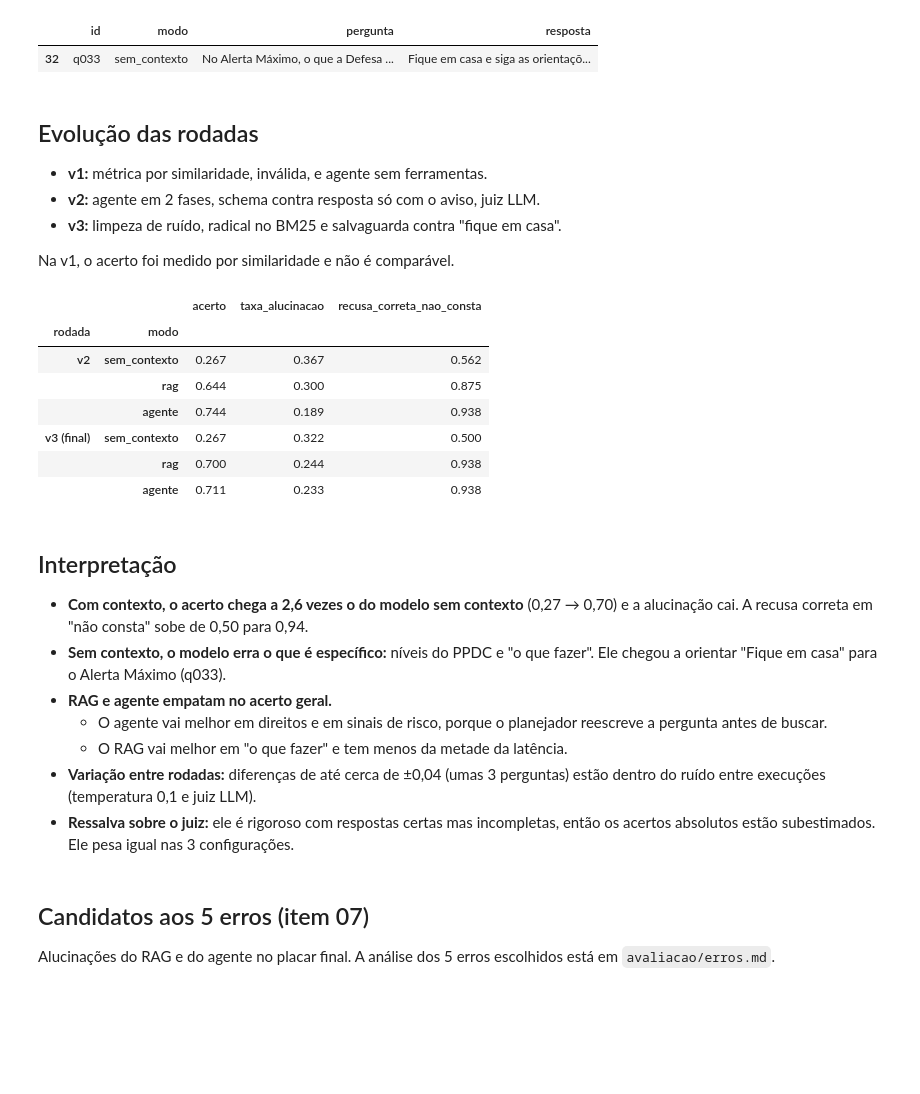
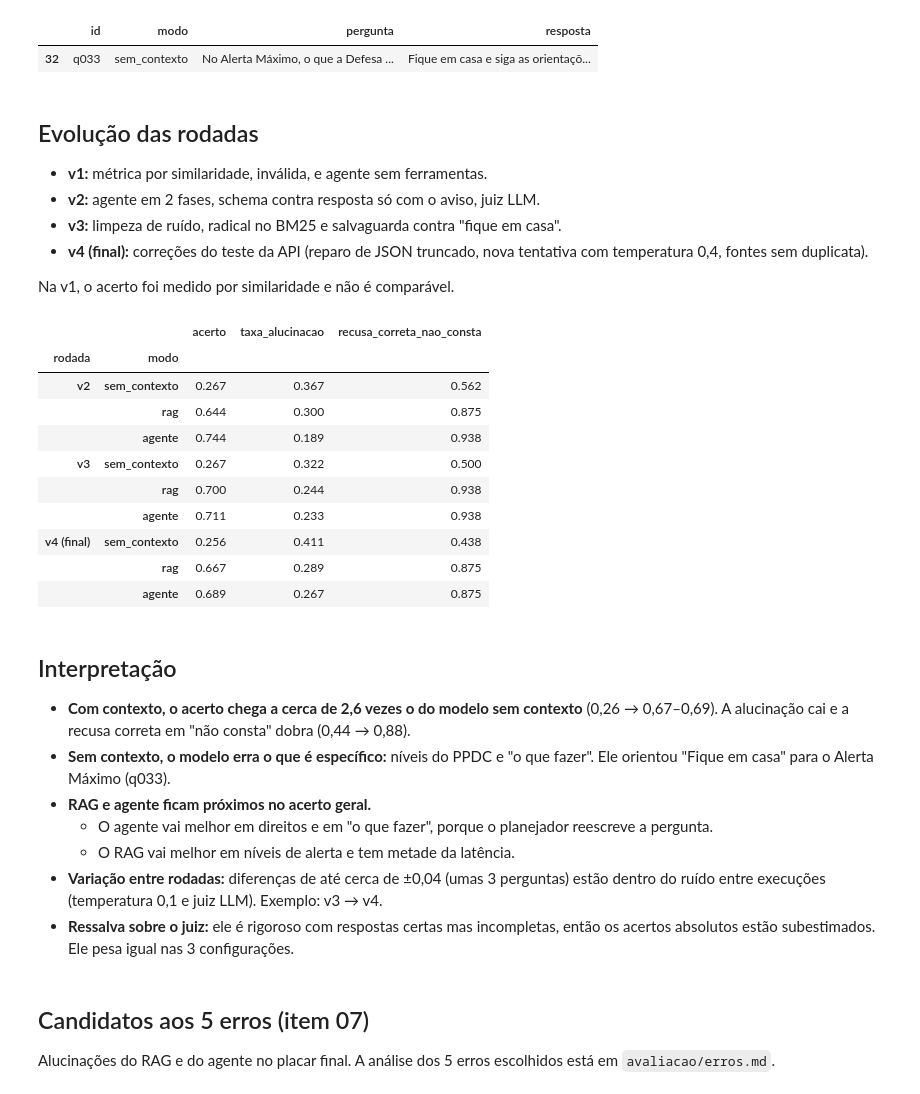
Before and after one commit to jzampieri/Global-Solution-Generative-AI-For-Engineer, a Jupyter notebook: notebooks/05_placar.ipynb, the cells around one changed output. Drawn from its saved outputs; the diff is of its cells as text; code cells hidden in the pictures; blank space fills up the shorter version.

```diff
--- a/notebooks/05_placar.ipynb
+++ b/notebooks/05_placar.ipynb
@@ -77,32 +77,36 @@ dtype: int64
 - **v1:** métrica por similaridade, inválida, e agente sem ferramentas.
 - **v2:** agente em 2 fases, schema contra resposta só com o aviso, juiz LLM.
 - **v3:** limpeza de ruído, radical no BM25 e salvaguarda contra "fique em casa".
+- **v4 (final):** correções do teste da API (reparo de JSON truncado, nova tentativa com temperatura 0,4, fontes sem duplicata).
 
 Na v1, o acerto foi medido por similaridade e não é comparável.
 # %%
 evol = []
-for rodada, arq in [("v2", CONFIG.dir_resultados / "v2" / "placar.csv"), ("v3 (final)", CONFIG.dir_resultados.parent / "placar.csv")]:
+for rodada, arq in [("v2", CONFIG.dir_resultados / "v2" / "placar.csv"), ("v3", CONFIG.dir_resultados / "v3" / "placar.csv"), ("v4 (final)", CONFIG.dir_resultados.parent / "placar.csv")]:
     d = pd.read_csv(arq).set_index("modo")[["acerto", "taxa_alucinacao", "recusa_correta_nao_consta"]]
     d.insert(0, "rodada", rodada)
     evol.append(d)
 pd.concat(evol).reset_index().set_index(["rodada", "modo"]).round(3)
 # %% [output]
 |  |  | acerto | taxa_alucinacao | recusa_correta_nao_consta |
 | rodada | modo |  |  |  |
 | v2 | sem_contexto | 0.267 | 0.367 | 0.562 |
 |  | rag | 0.644 | 0.300 | 0.875 |
 |  | agente | 0.744 | 0.189 | 0.938 |
-| v3 (final) | sem_contexto | 0.267 | 0.322 | 0.500 |
+| v3 | sem_contexto | 0.267 | 0.322 | 0.500 |
 |  | rag | 0.700 | 0.244 | 0.938 |
 |  | agente | 0.711 | 0.233 | 0.938 |
+| v4 (final) | sem_contexto | 0.256 | 0.411 | 0.438 |
+|  | rag | 0.667 | 0.289 | 0.875 |
+|  | agente | 0.689 | 0.267 | 0.875 |
 # %% [markdown]
 ## Interpretação
-- **Com contexto, o acerto chega a 2,6 vezes o do modelo sem contexto** (0,27 → 0,70) e a alucinação cai. A recusa correta em "não consta" sobe de 0,50 para 0,94.
-- **Sem contexto, o modelo erra o que é específico:** níveis do PPDC e "o que fazer". Ele chegou a orientar "Fique em casa" para o Alerta Máximo (q033).
-- **RAG e agente empatam no acerto geral.**
-  - O agente vai melhor em direitos e em sinais de risco, porque o planejador reescreve a pergunta antes de buscar.
-  - O RAG vai melhor em "o que fazer" e tem menos da metade da latência.
-- **Variação entre rodadas:** diferenças de até cerca de ±0,04 (umas 3 perguntas) estão dentro do ruído entre execuções (temperatura 0,1 e juiz LLM).
+- **Com contexto, o acerto chega a cerca de 2,6 vezes o do modelo sem contexto** (0,26 → 0,67–0,69). A alucinação cai e a recusa correta em "não consta" dobra (0,44 → 0,88).
+- **Sem contexto, o modelo erra o que é específico:** níveis do PPDC e "o que fazer". Ele orientou "Fique em casa" para o Alerta Máximo (q033).
+- **RAG e agente ficam próximos no acerto geral.**
+  - O agente vai melhor em direitos e em "o que fazer", porque o planejador reescreve a pergunta.
+  - O RAG vai melhor em níveis de alerta e tem metade da latência.
+- **Variação entre rodadas:** diferenças de até cerca de ±0,04 (umas 3 perguntas) estão dentro do ruído entre execuções (temperatura 0,1 e juiz LLM). Exemplo: v3 → v4.
 - **Ressalva sobre o juiz:** ele é rigoroso com respostas certas mas incompletas, então os acertos absolutos estão subestimados. Ele pesa igual nas 3 configurações.
 # %% [markdown]
 ## Candidatos aos 5 erros (item 07)
```
Also changed, not shown: parts of 3 cells of this notebook, 22 other files.
